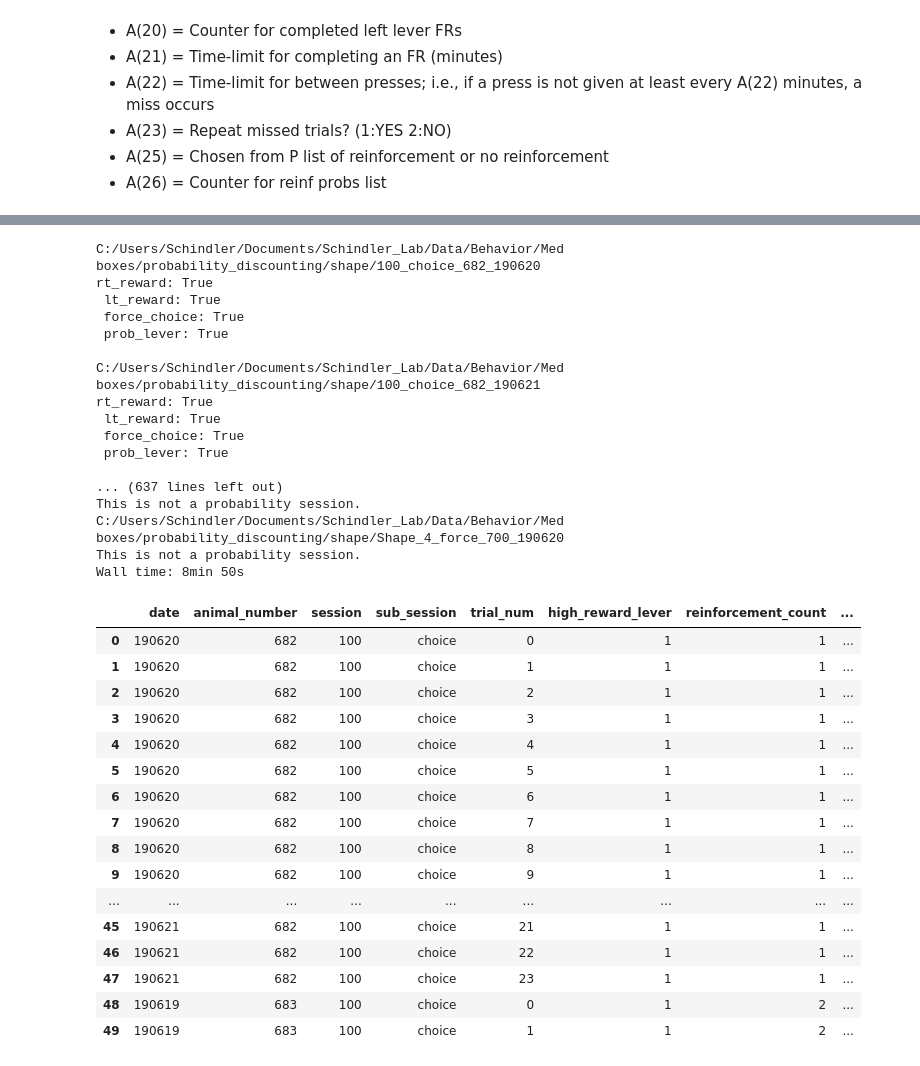
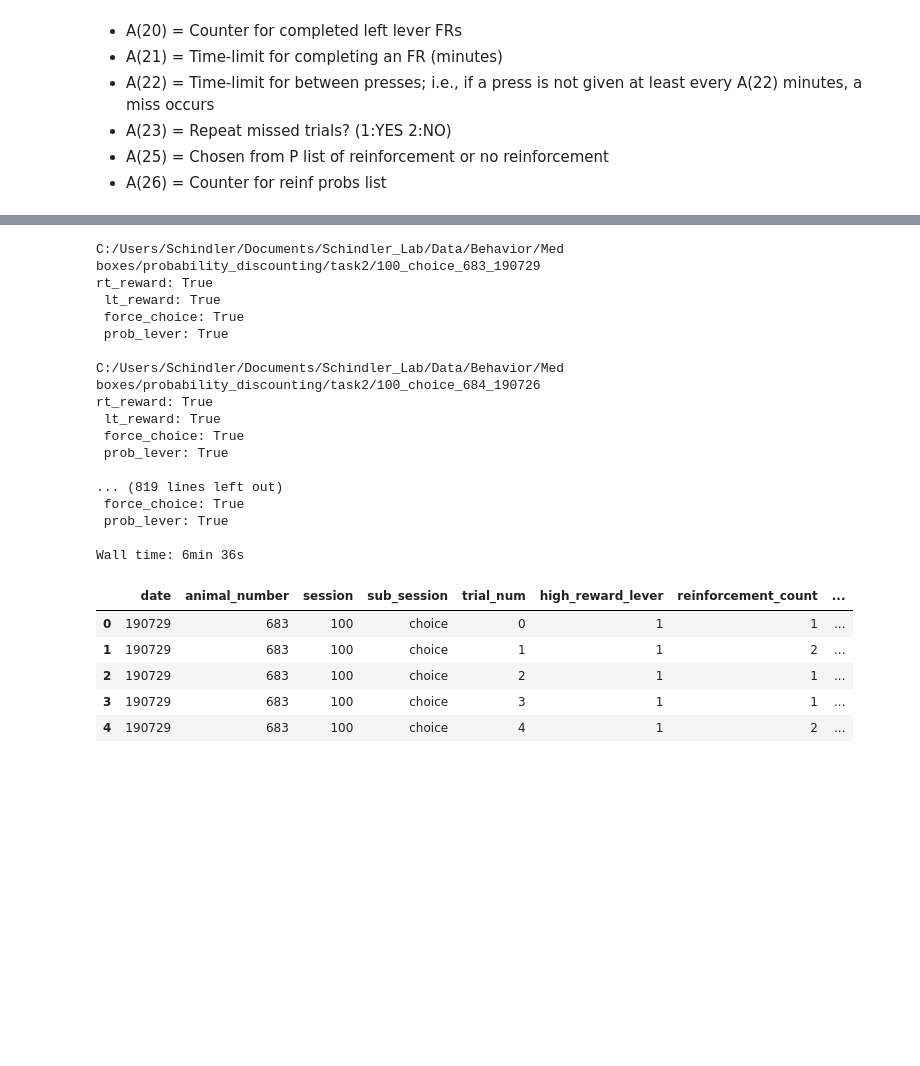
Before and after one commit to grace3999/MedPC, a Jupyter notebook: med_discounting.ipynb, the cells around one changed output, grey strips where cells are left out. Saved outputs shown, nothing was run; the diff lists cells and outputs as text; code cells hidden in the pictures; blank space fills up the shorter version.

```diff
--- a/med_discounting.ipynb
+++ b/med_discounting.ipynb
@@ -366,7 +366,7 @@ def check_parameter_entry(session_data, animal_info):
     #print results
     return print('rt_reward:', rt_reward, '\n', 'lt_reward:', lt_reward, '\n', 'force_choice:', force_choice, '\n', 'prob_lever:', prob_lever, '\n')
 # %%
-path_1 = 'C:/Users/Schindler/Documents/Schindler_Lab/Data/Behavior/Med boxes/probability_discounting/shape'
+path_1 = 'C:/Users/Schindler/Documents/Schindler_Lab/Data/Behavior/Med boxes/probability_discounting/task2'
 
 session_list_1 = os.listdir(path_1)
 print(len(session_list_1))
@@ -472,21 +472,21 @@ final_data = final_data[['date', 'animal_number', 'session', 'sub_session', 'tri
                          'left_lever_count', 'left_lever_latency',
                          'HE_trial_count', 'HE_trial_latency_1st', 'HE_wait', 'rt_reward', 'lt_reward', 'prob_lever']]
 # %% [output]
-C:/Users/Schindler/Documents/Schindler_Lab/Data/Behavior/Med boxes/probability_discounting/shape/100_choice_682_190620
+C:/Users/Schindler/Documents/Schindler_Lab/Data/Behavior/Med boxes/probability_discounting/task2/100_choice_683_190729
 rt_reward: True
  lt_reward: True
  force_choice: True
  prob_lever: True
 
-C:/Users/Schindler/Documents/Schindler_Lab/Data/Behavior/Med boxes/probability_discounting/shape/100_choice_682_190621
+C:/Users/Schindler/Documents/Schindler_Lab/Data/Behavior/Med boxes/probability_discounting/task2/100_choice_684_190726
 rt_reward: True
  lt_reward: True
  force_choice: True
  prob_lever: True
 
-... (637 lines left out)
-This is not a probability session.
-C:/Users/Schindler/Documents/Schindler_Lab/Data/Behavior/Med boxes/probability_discounting/shape/Shape_4_force_700_190620
-This is not a probability session.
-Wall time: 8min 50s
+... (819 lines left out)
+ force_choice: True
+ prob_lever: True
+
+Wall time: 6min 36s
 # %%
@@ -494,23 +494,12 @@ final_data.to_csv('shape.csv')
 # %%
-final_data.head(50)
+final_data.head()
 # %% [output]
 |  | date | animal_number | session | sub_session | trial_num | high_reward_lever | reinforcement_count | ... |
-| 0 | 190620 | 682 | 100 | choice | 0 | 1 | 1 | ... |
-| 1 | 190620 | 682 | 100 | choice | 1 | 1 | 1 | ... |
-| 2 | 190620 | 682 | 100 | choice | 2 | 1 | 1 | ... |
-| 3 | 190620 | 682 | 100 | choice | 3 | 1 | 1 | ... |
-| 4 | 190620 | 682 | 100 | choice | 4 | 1 | 1 | ... |
-| 5 | 190620 | 682 | 100 | choice | 5 | 1 | 1 | ... |
-| 6 | 190620 | 682 | 100 | choice | 6 | 1 | 1 | ... |
-| 7 | 190620 | 682 | 100 | choice | 7 | 1 | 1 | ... |
-| 8 | 190620 | 682 | 100 | choice | 8 | 1 | 1 | ... |
-| 9 | 190620 | 682 | 100 | choice | 9 | 1 | 1 | ... |
-| ... | ... | ... | ... | ... | ... | ... | ... | ... |
-| 45 | 190621 | 682 | 100 | choice | 21 | 1 | 1 | ... |
-| 46 | 190621 | 682 | 100 | choice | 22 | 1 | 1 | ... |
-| 47 | 190621 | 682 | 100 | choice | 23 | 1 | 1 | ... |
-| 48 | 190619 | 683 | 100 | choice | 0 | 1 | 2 | ... |
-| 49 | 190619 | 683 | 100 | choice | 1 | 1 | 2 | ... |
+| 0 | 190729 | 683 | 100 | choice | 0 | 1 | 1 | ... |
+| 1 | 190729 | 683 | 100 | choice | 1 | 1 | 2 | ... |
+| 2 | 190729 | 683 | 100 | choice | 2 | 1 | 1 | ... |
+| 3 | 190729 | 683 | 100 | choice | 3 | 1 | 1 | ... |
+| 4 | 190729 | 683 | 100 | choice | 4 | 1 | 2 | ... |
 # %%
 #single file option for trouble shooting
 
```
Also changed, not shown: parts of 4 cells of this notebook, 2 other files.
